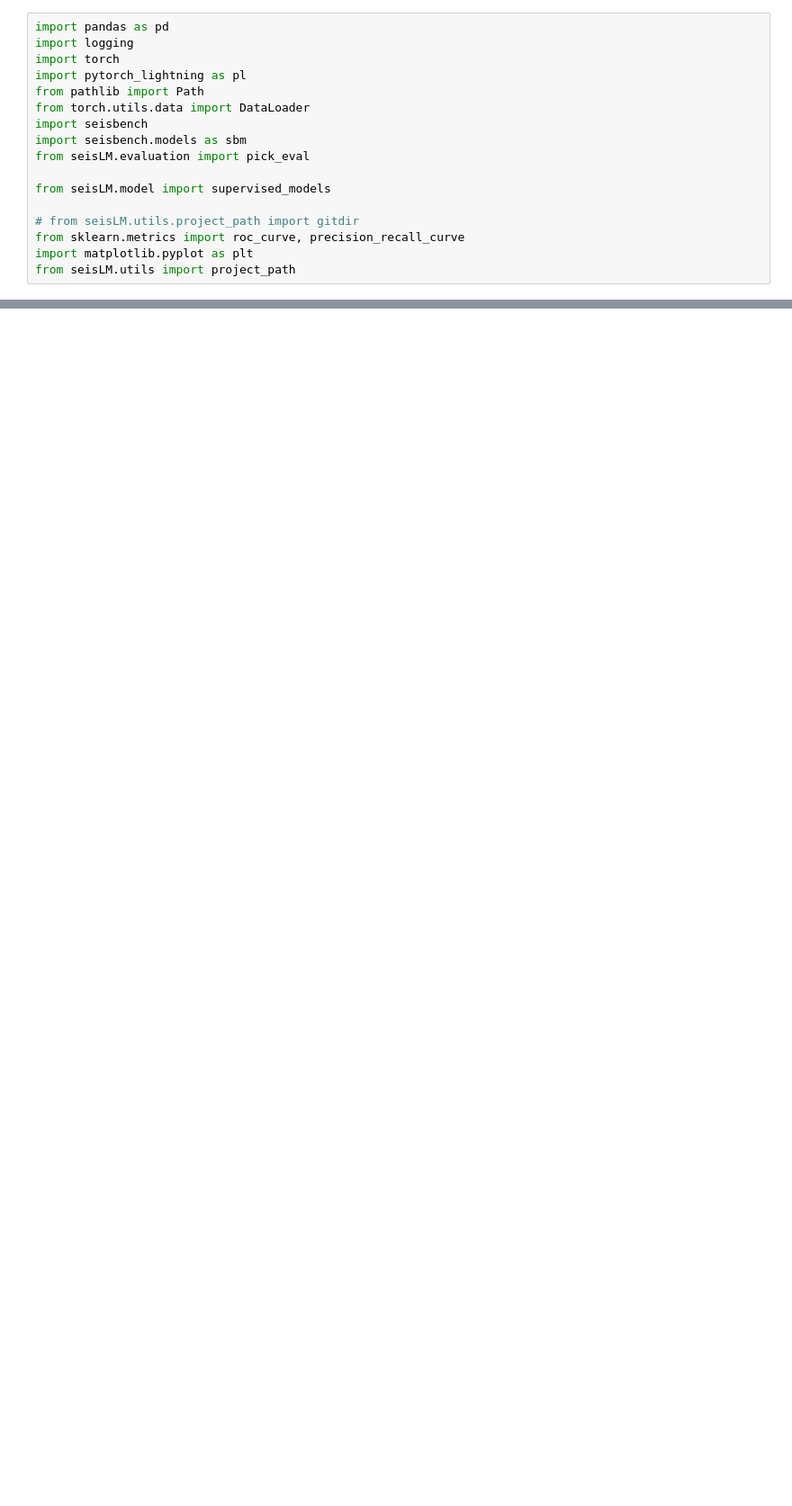
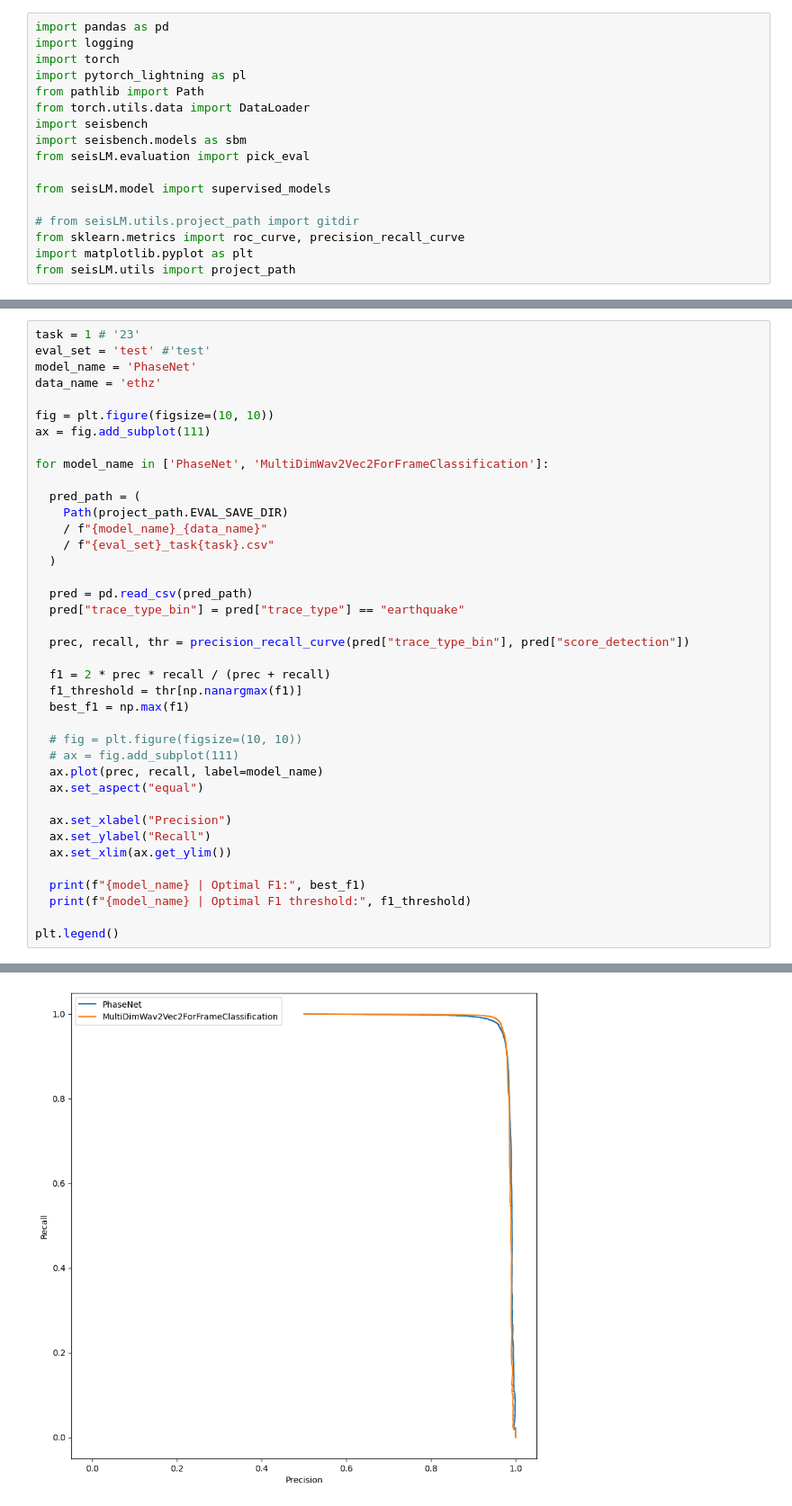
Before and after one commit to liutianlin0121/seisLM, a Jupyter notebook: notebooks/seisbench_compare.ipynb, the cells around one changed output, grey strips where cells are left out. Shown: that part at 90% size. Drawn from its saved outputs; the diff is of its cells as text; blank space fills up the shorter version.

```diff
--- a/notebooks/seisbench_compare.ipynb
+++ b/notebooks/seisbench_compare.ipynb
@@ -88,0 +90,40 @@ plt.legend()
+# %%
+task = 1 # '23'
+eval_set = 'test' #'test'
+model_name = 'PhaseNet'
+data_name = 'ethz'
+
+fig = plt.figure(figsize=(10, 10))
+ax = fig.add_subplot(111)
+
+for model_name in ['PhaseNet', 'MultiDimWav2Vec2ForFrameClassification']:
+
+  pred_path = (
+    Path(project_path.EVAL_SAVE_DIR)
+    / f"{model_name}_{data_name}"
+    / f"{eval_set}_task{task}.csv"
+  )
+
+  pred = pd.read_csv(pred_path)
+  pred["trace_type_bin"] = pred["trace_type"] == "earthquake"
+
+  prec, recall, thr = precision_recall_curve(pred["trace_type_bin"], pred["score_detection"])
+
+  f1 = 2 * prec * recall / (prec + recall)
+  f1_threshold = thr[np.nanargmax(f1)]
+  best_f1 = np.max(f1)
+
+  # fig = plt.figure(figsize=(10, 10))
+  # ax = fig.add_subplot(111)
+  ax.plot(prec, recall, label=model_name)
+  ax.set_aspect("equal")
+
+  ax.set_xlabel("Precision")
+  ax.set_ylabel("Recall")
+  ax.set_xlim(ax.get_ylim())
+
+  print(f"{model_name} | Optimal F1:", best_f1)
+  print(f"{model_name} | Optimal F1 threshold:", f1_threshold)
+
+plt.legend()
+# %% [output]
@@ -88,0 +135 @@ plt.legend()
+[figure, added]
```
Also changed, not shown: parts of 9 cells of this notebook, 6 other files.
